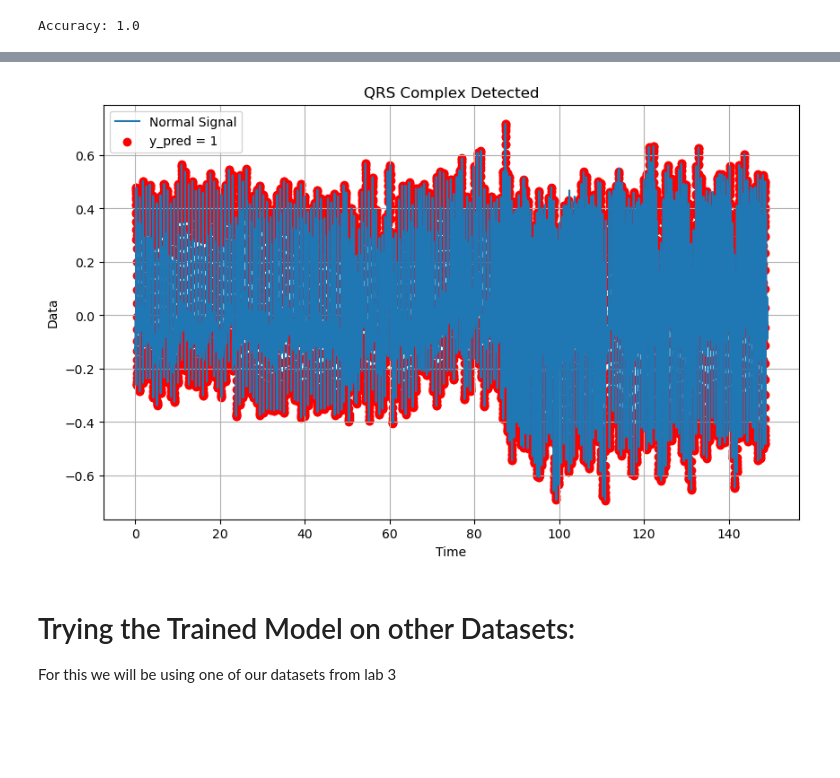
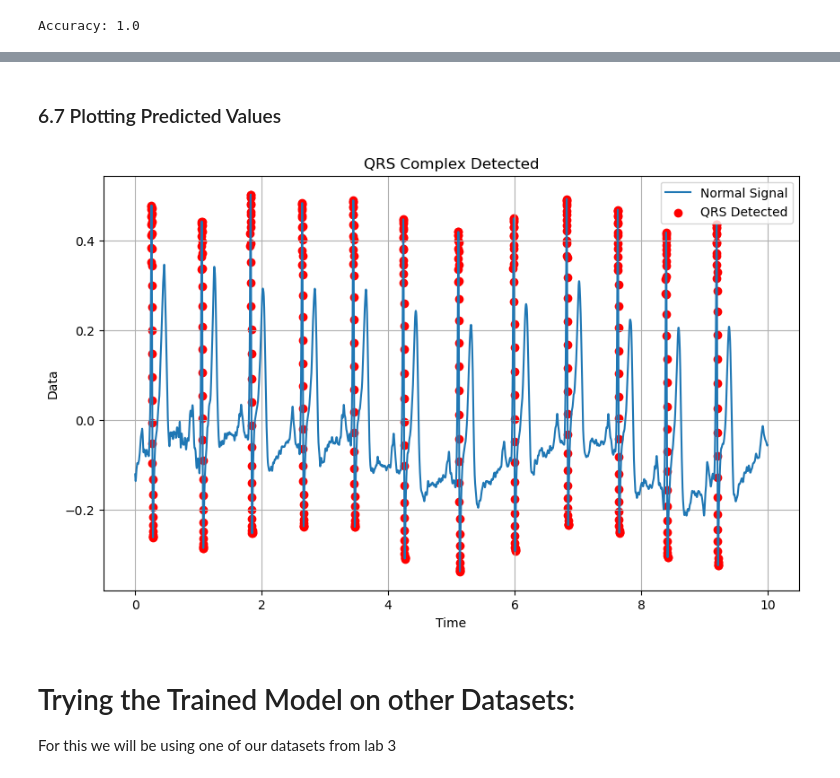
Before and after one commit to Joas329/QRS-Complex-Dection-Algoirthm, a Jupyter notebook: main.ipynb, the cells around one changed output, grey strips where cells are left out. Drawn from its saved outputs; the diff is of its cells as text; code cells hidden in the pictures; blank space fills up the shorter version.

```diff
--- a/main.ipynb
+++ b/main.ipynb
@@ -23,7 +23,7 @@ from sklearn.metrics import r2_score
 # Load the dataset with comma as delimiter
 df = pd.read_csv("lab5_Philco-L05.txt", delimiter=",")
 
-df = df
+df = df[:10000]
 
 df.head()
 # %% [output]
@@ -329,31 +325,31 @@ plot_scatter(ml_model)
+# %% [markdown]
+### 6.7 Plotting Predicted Values
 # %%
-data = df_prepared.drop(["remainder__QRS_detected_binary"], axis=1)
-
 # Separate features and target variable
 X = df_prepared[['numerical__CH1', 'numerical__sec','numerical__Rate_of_change']]
 y = df_prepared['remainder__QRS_detected_binary']
 
 ml_model.fit(X,y)
 y_pred = ml_model.predict(X)
 
 # Find the indexes where y_pred equals 1
 indexes = [i for i, pred in enumerate(y_pred) if pred == 1]
 
 # Plot the normal signal
 plt.figure(figsize=(10, 6))
-plt.plot(data["numerical__sec"], data["numerical__CH1"], label='Normal Signal')
+plt.plot(X["numerical__sec"], X["numerical__CH1"], label='Normal Signal')
 
 # Plot markers where y_pred equals 1
-plt.scatter((data["numerical__sec"])[indexes], data["numerical__CH1"][indexes], color='red', label='y_pred = 1')
+plt.scatter((X["numerical__sec"])[indexes], X["numerical__CH1"][indexes], color='red', label='QRS Detected')
 
 plt.xlabel('Time')
 plt.ylabel('Data')
 plt.title('QRS Complex Detected')
 plt.legend()
 plt.grid(True)
 plt.show()
 # %% [output]
-[figure, old version]
+[figure, new version]
 # %% [markdown]
 # Trying the Trained Model on other Datasets:
 For this we will be using one of our datasets from lab 3
```
Also changed, not shown: parts of 32 cells of this notebook.
